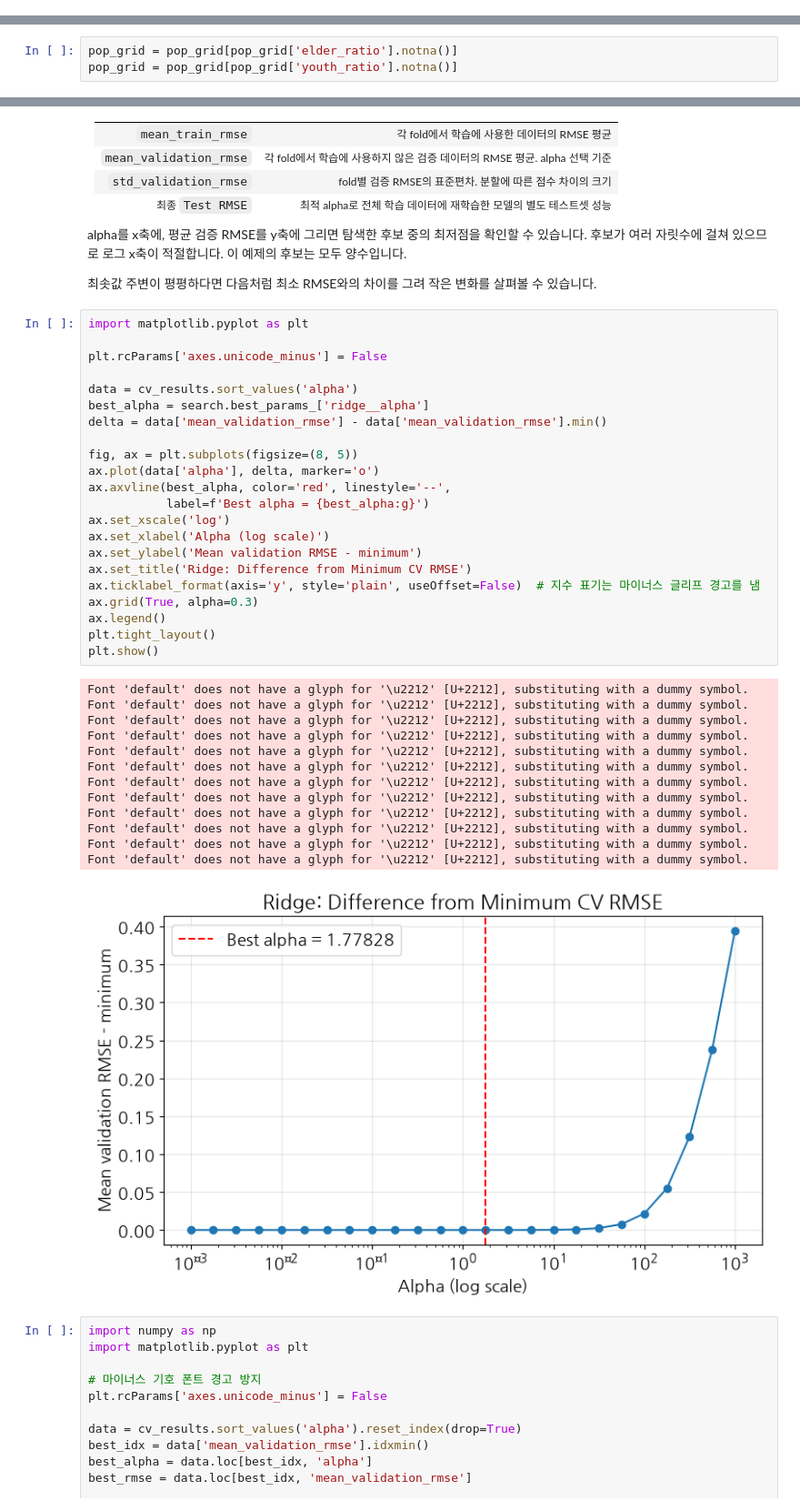
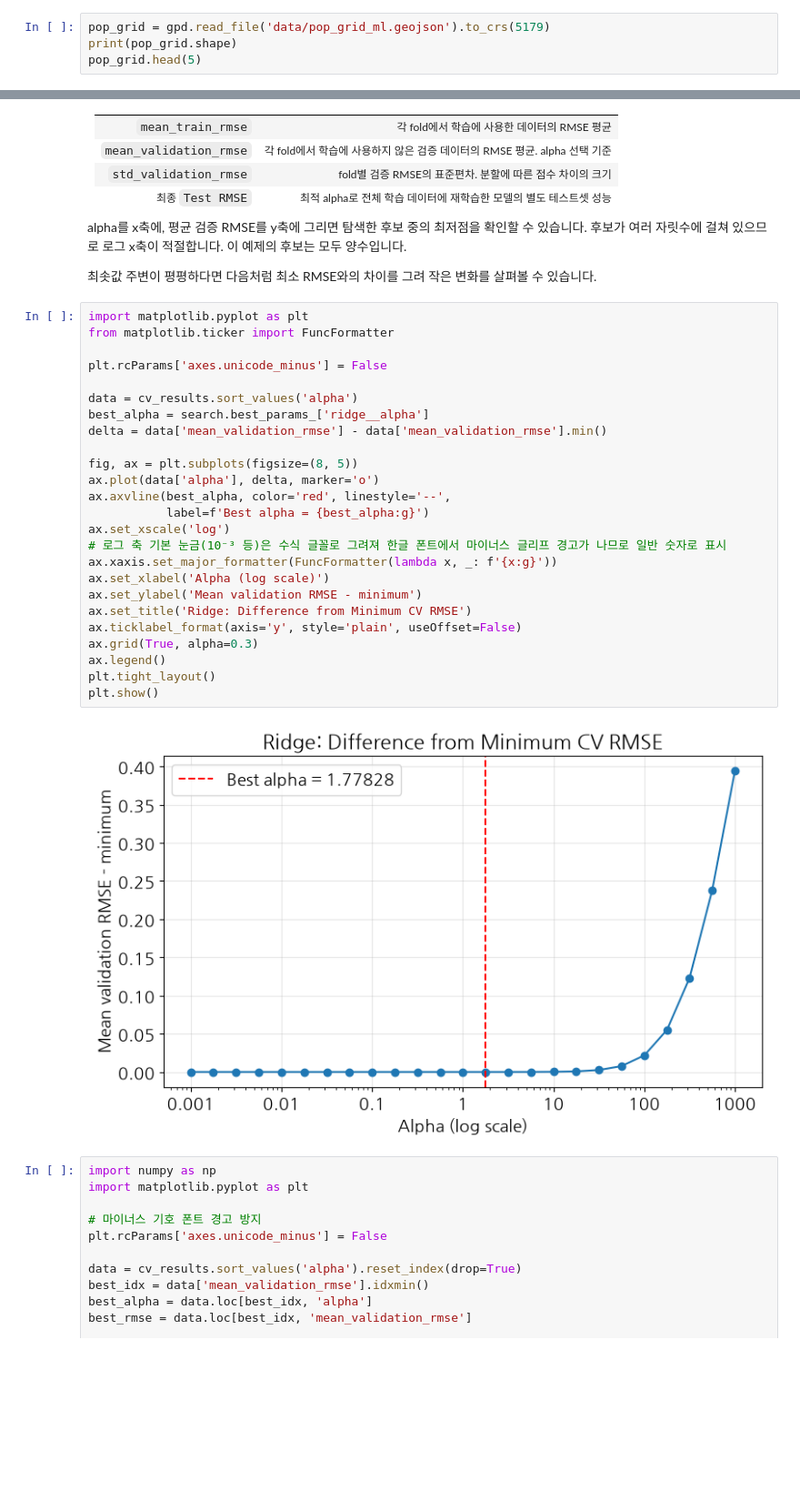
Before and after one commit to jslee-gses/code, a Jupyter notebook: lecture08_intro_machine_learning/01_Ridge_Lasso.ipynb, the cells around one changed output, grey strips where cells are left out. Shown at 91% size. Drawn from its saved outputs; the diff is of its cells as text; blank space fills up the shorter version.

```diff
--- a/lecture08_intro_machine_learning/01_Ridge_Lasso.ipynb
+++ b/lecture08_intro_machine_learning/01_Ridge_Lasso.ipynb
@@ -254,0 +48,4 @@ pop_grid.head(5)
+# %%
+pop_grid = gpd.read_file('data/pop_grid_ml.geojson').to_crs(5179)
+print(pop_grid.shape)
+pop_grid.head(5)
@@ -288,3 +111,0 @@ elder_ratio, youth_ratio가 0인 것은 인구가 있으나 고령층, 유소년
-# %%
-pop_grid = pop_grid[pop_grid['elder_ratio'].notna()]
-pop_grid = pop_grid[pop_grid['youth_ratio'].notna()]
@@ -1059,40 +865,31 @@ alpha를 x축에, 평균 검증 RMSE를 y축에 그리면 탐색한 후보 중
 최솟값 주변이 평평하다면 다음처럼 최소 RMSE와의 차이를 그려 작은 변화를 살펴볼 수 있습니다.
 # %%
 import matplotlib.pyplot as plt
+from matplotlib.ticker import FuncFormatter
 
 plt.rcParams['axes.unicode_minus'] = False
 
 data = cv_results.sort_values('alpha')
 best_alpha = search.best_params_['ridge__alpha']
 delta = data['mean_validation_rmse'] - data['mean_validation_rmse'].min()
 
 fig, ax = plt.subplots(figsize=(8, 5))
 ax.plot(data['alpha'], delta, marker='o')
 ax.axvline(best_alpha, color='red', linestyle='--',
            label=f'Best alpha = {best_alpha:g}')
 ax.set_xscale('log')
+# 로그 축 기본 눈금(10⁻³ 등)은 수식 글꼴로 그려져 한글 폰트에서 마이너스 글리프 경고가 나므로 일반 숫자로 표시
+ax.xaxis.set_major_formatter(FuncFormatter(lambda x, _: f'{x:g}'))
 ax.set_xlabel('Alpha (log scale)')
 ax.set_ylabel('Mean validation RMSE - minimum')
 ax.set_title('Ridge: Difference from Minimum CV RMSE')
-ax.ticklabel_format(axis='y', style='plain', useOffset=False)  # 지수 표기는 마이너스 글리프 경고를 냄
+ax.ticklabel_format(axis='y', style='plain', useOffset=False)
 ax.grid(True, alpha=0.3)
 ax.legend()
 plt.tight_layout()
 plt.show()
 # %% [output]
-Font 'default' does not have a glyph for '\u2212' [U+2212], substituting with a dummy symbol.
-Font 'default' does not have a glyph for '\u2212' [U+2212], substituting with a dummy symbol.
-Font 'default' does not have a glyph for '\u2212' [U+2212], substituting with a dummy symbol.
-Font 'default' does not have a glyph for '\u2212' [U+2212], substituting with a dummy symbol.
-Font 'default' does not have a glyph for '\u2212' [U+2212], substituting with a dummy symbol.
-Font 'default' does not have a glyph for '\u2212' [U+2212], substituting with a dummy symbol.
-Font 'default' does not have a glyph for '\u2212' [U+2212], substituting with a dummy symbol.
-Font 'default' does not have a glyph for '\u2212' [U+2212], substituting with a dummy symbol.
-Font 'default' does not have a glyph for '\u2212' [U+2212], substituting with a dummy symbol.
-Font 'default' does not have a glyph for '\u2212' [U+2212], substituting with a dummy symbol.
-Font 'default' does not have a glyph for '\u2212' [U+2212], substituting with a dummy symbol.
-Font 'default' does not have a glyph for '\u2212' [U+2212], substituting with a dummy symbol.
-[figure, old version]
+[figure, new version]
 # %%
 import numpy as np
 import matplotlib.pyplot as plt
```
Also changed, not shown: parts of 28 cells of this notebook.
